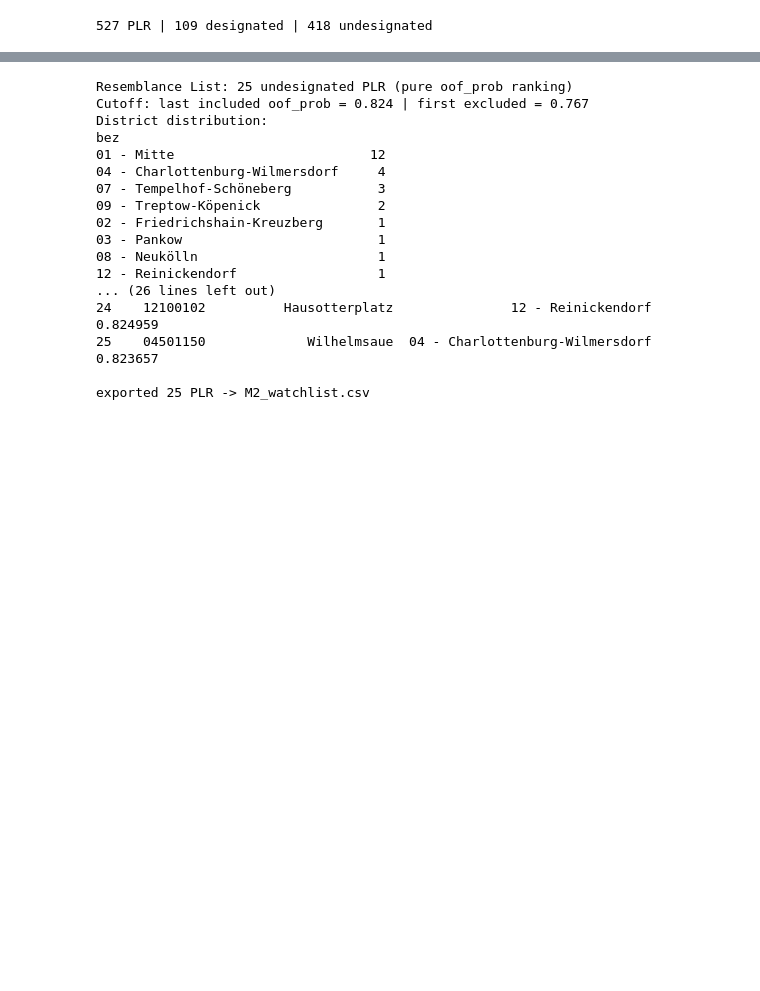
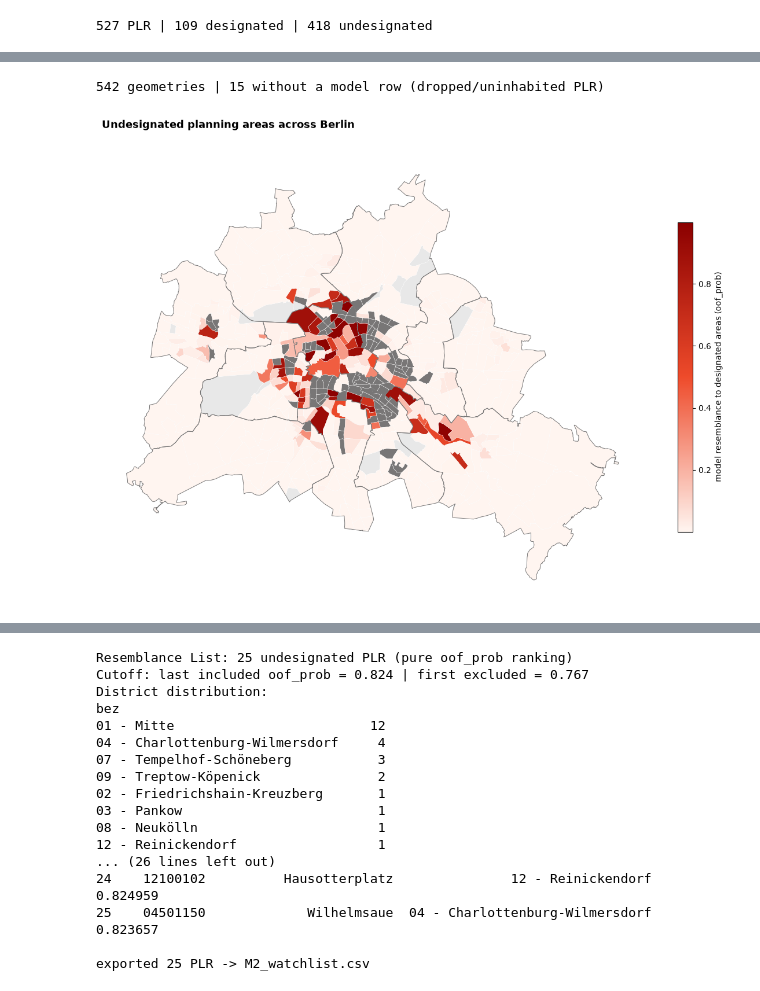
Before and after one commit to mshlg/capstone-kiezkeeper, a Jupyter notebook: notebooks/Module2_classification/NB3_Watchlist.ipynb, the cells around one changed output, grey strips where cells are left out. Saved outputs shown, nothing was run; the diff lists cells and outputs as text; code cells hidden in the pictures; blank space fills up the shorter version.

Commit message:
finalized watchlist and plots

```diff
--- a/notebooks/Module2_classification/NB3_Watchlist.ipynb
+++ b/notebooks/Module2_classification/NB3_Watchlist.ipynb
@@ -41,0 +62,53 @@ To turn a continuous ranking into a finite shortlist, the out-of-fold probabilit
+# %%
+#Merge model output onto PLR geometries; milieu_anteil pulled in SEPARATELY (interpretation only, never a feature)
+#milieu_anteil taken from target_milieuschutz.csv — kept out of df on purpose
+
+milieu = (pd.read_csv("../../data/Module 2/target_milieuschutz.csv", dtype={"plr_id": str})
+            .assign(plr_id=lambda d: d["plr_id"].astype(str).str.zfill(8)))
+
+plot_geo = (
+    gdf
+    .merge(df[["plr_id", "oof_prob", "y_true"]], on="plr_id", how="left")
+    .merge(milieu[["plr_id", "milieu_anteil"]], on="plr_id", how="left")
+)
+
+#Plot 1: Plot resemblance list for all with protected areas <50%
+undes = (plot_geo["y_true"] == 0)
+
+#diagnostics: how many geometries got no model row (the ~15 dropped PLR)?
+n_nomatch = plot_geo["oof_prob"].isna().sum()
+print(f"{len(plot_geo)} geometries | {n_nomatch} without a model row (dropped/uninhabited PLR)")
+# %% [output]
+542 geometries | 15 without a model row (dropped/uninhabited PLR)
+# %%
+#plot the map
+#which undesignated PLR most resemble designated ones?
+
+red_cmap = LinearSegmentedColormap.from_list("kiez_red", ["#FFF5F0", "#EE4B2B", "#8B0000"])
+fig, ax = plt.subplots(figsize=(12, 11))
+
+#layer 1: all PLR as light grey base (so dropped + designated areas are visible, not holes)
+plot_geo.plot(ax=ax, color="#e8e8e8", edgecolor="white", linewidth=0.3)
+
+#layer 2: designated PLR in a distinct neutral (already protected — not "urgent")
+plot_geo[plot_geo["y_true"] == 1].plot(
+    ax=ax, color="#787676", edgecolor="white", linewidth=0.3
+)
+#layer 3: undesignated PLR coloured (white -> red)
+plot_geo[undes].plot(
+    ax=ax, cmap=red_cmap, edgecolor="white", linewidth=0.3,
+    legend=True, column="oof_prob", legend_kwds={"label": "model resemblance to designated areas (oof_prob)",
+                              "shrink": 0.5}
+)
+
+#Bezirk outlines so the weak-fold districts are locatable
+gdf.dissolve("bez").boundary.plot(ax=ax, color="#787777", linewidth=0.7)
+
+ax.set_title("Undesignated planning areas across Berlin\n",
+             fontsize=13, fontweight="bold", loc="left")
+ax.axis("off")
+plt.tight_layout()
+plt.savefig("../../plots/Module2/M2_oofprob_Berlin.png", dpi=200, bbox_inches="tight")
+plt.show()
+# %% [output]
+[figure, added]
```
Also changed, not shown: parts of 17 cells of this notebook, 7 other files.
